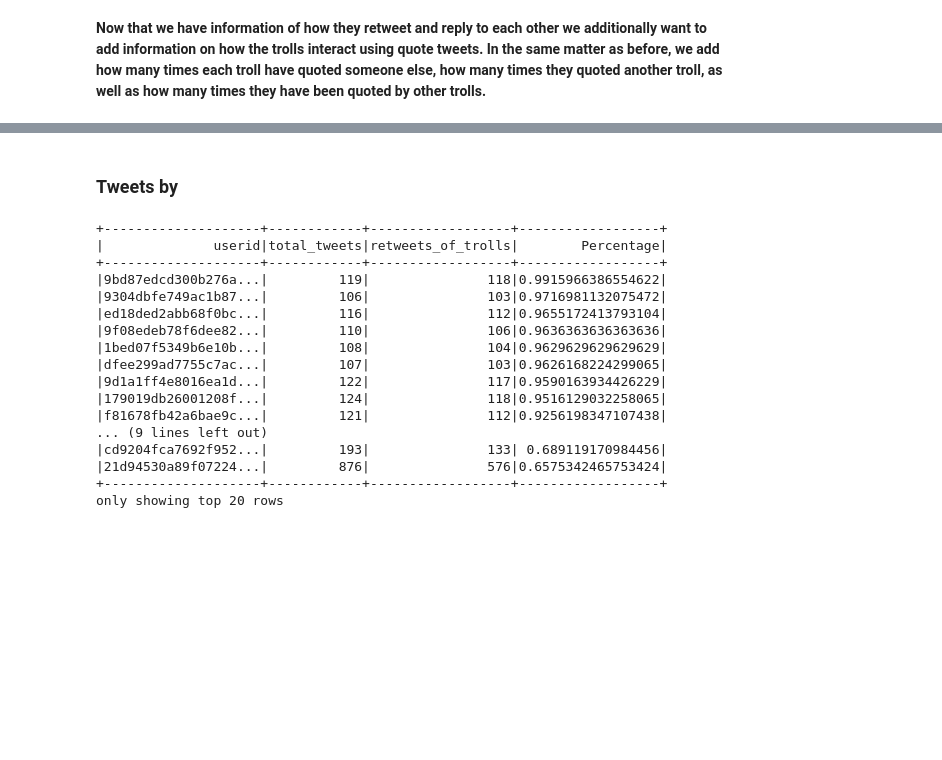
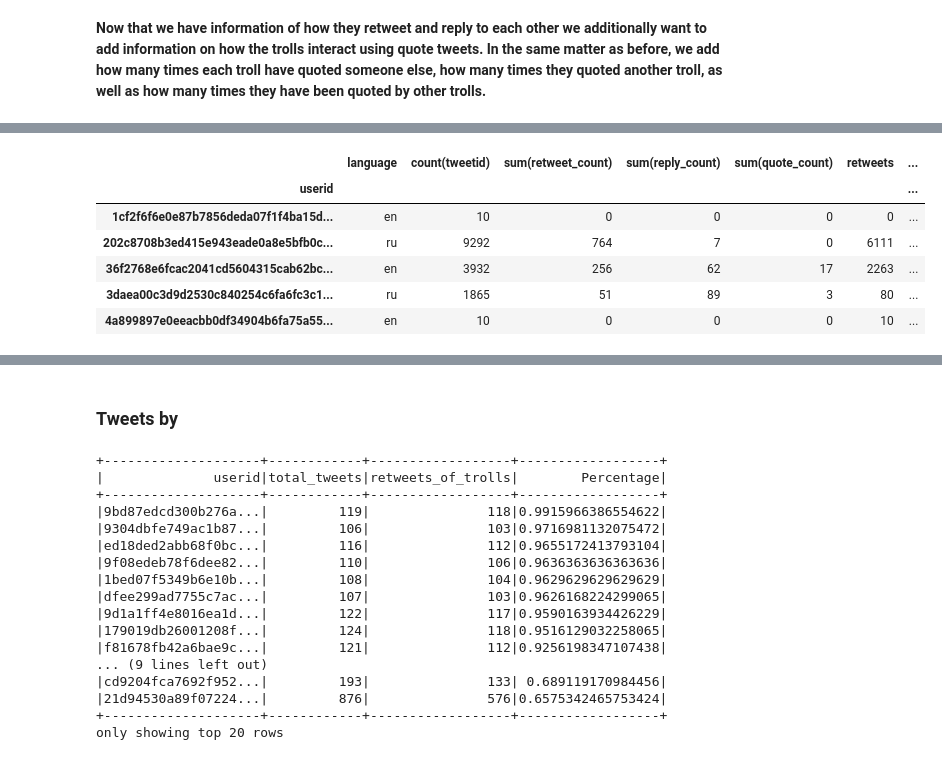
Before and after one commit to haakonms/ADAproject, a Jupyter notebook: Milestone3-Grini.ipynb, the cells around one changed output, grey strips where cells are left out. Drawn from its saved outputs; the diff is of its cells as text; code cells hidden in the pictures; blank space fills up the shorter version.

```diff
--- a/Milestone3-Grini.ipynb
+++ b/Milestone3-Grini.ipynb
@@ -746,0 +728,11 @@ only showing top 20 rows
+# %%
+interactions_df = user_interactions.toPandas().set_index("userid")
+interactions_df.head(5)
+# %% [output]
+|  | language | count(tweetid) | sum(retweet_count) | sum(reply_count) | sum(quote_count) | retweets | ... |
+| userid |  |  |  |  |  |  | ... |
+| 1cf2f6f6e0e87b7856deda07f1f4ba15d... | en | 10 | 0 | 0 | 0 | 0 | ... |
+| 202c8708b3ed415e943eade0a8e5bfb0c... | ru | 9292 | 764 | 7 | 0 | 6111 | ... |
+| 36f2768e6fcac2041cd5604315cab62bc... | en | 3932 | 256 | 62 | 17 | 2263 | ... |
+| 3daea00c3d9d2530c840254c6fa6fc3c1... | ru | 1865 | 51 | 89 | 3 | 80 | ... |
+| 4a899897e0eeacbb0df34904b6fa75a55... | en | 10 | 0 | 0 | 0 | 10 | ... |
```
Also changed, not shown: parts of 21 cells of this notebook.
